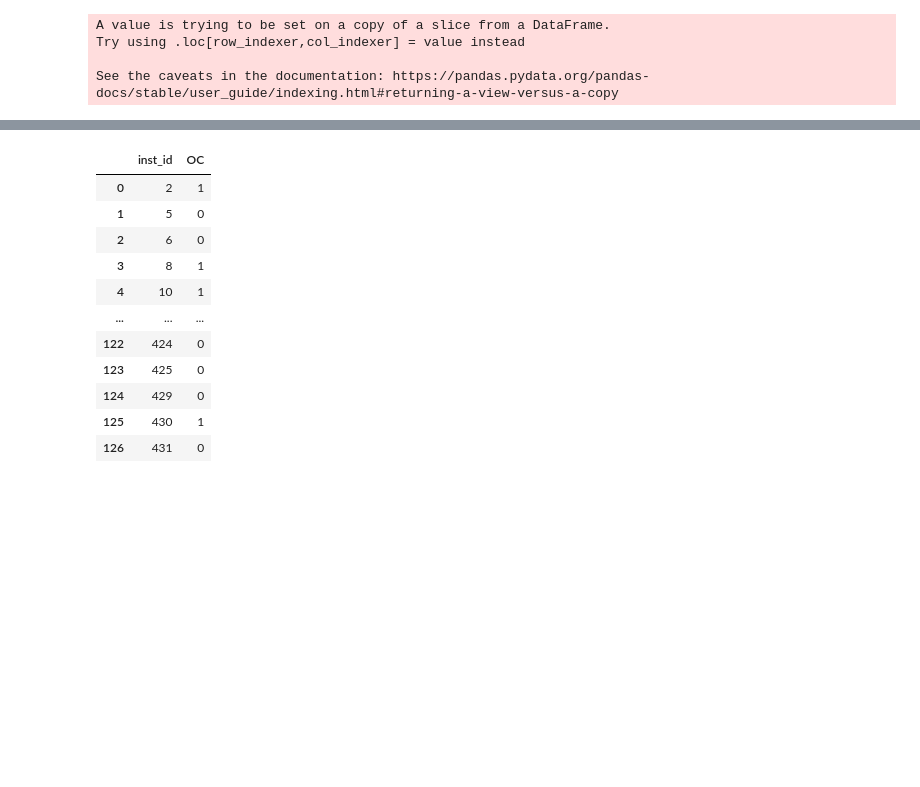
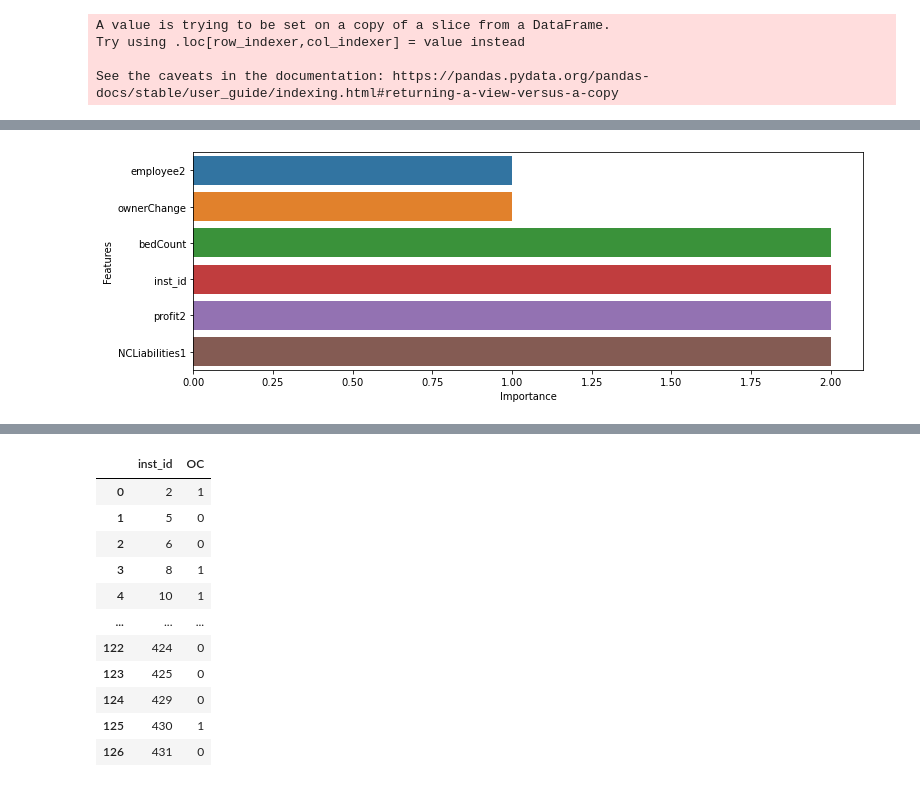
Before and after one commit to SwimmingHwang/hospital-opened-closed-classification, a Jupyter notebook: main.ipynb, the cells around one changed output, grey strips where cells are left out. Drawn from its saved outputs; the diff is of its cells as text; code cells hidden in the pictures; blank space fills up the shorter version.

```diff
--- a/main.ipynb
+++ b/main.ipynb
@@ -116,3 +441,23 @@ GBM_prod_prediction = GBM_prod.predict_proba(test_prod_X)[:,1]
 
 sub_GBM = pd.DataFrame({'inst_id' : sub_id , 'OC' : GBM_prod_prediction })
 sub_GBM = sub_GBM[['inst_id', 'OC']]
+# %%
+############################################################################
+############ XGBOOST - tuning
+############################################################################
+dtrain_prod = xgb.DMatrix(data = train_prod_X, label = train_prod_Y)
+dtest_prod = xgb.DMatrix(data = test_prod_X)
+
+#Custom error function for the XGB model
+threshold = 0.5
+def eval_error(preds, dtrain):
+    labels = dtrain.get_label()
+    preds = (preds > threshold ).astype('float')
+    return "accuracy", accuracy_score(labels, preds)
+
+
+param_tmp = {'max_depth' : [3, 4, 5, 6, 7, 8, 9, 10],
+         'eta': [0.05, 0.06, 0.07, 0.08, 0.09, 0.1]
+         }
+
+nrounds = 2
@@ -118,0 +521,27 @@ sub_GBM = sub_GBM[['inst_id', 'OC']]
+# %%
+np.random.seed(100)
+best_param = {'max_depth' : 3,
+         'eta': 0.08
+         }
+
+xgb_model_tune = xgb.train(best_param,
+                      dtrain_prod,
+                      num_boost_round = nrounds ,
+                      feval = eval_error,
+                      #maximize = True,
+                      #early_stopping_rounds = 10,
+                      )
+
+XGB_prediction = xgb_model_tune.predict(dtest_prod)
+
+sub_XGB_tune= pd.DataFrame({'inst_id' : sub_id , 'OC' : XGB_prediction })
+sub_XGB_tune= sub_XGB_tune[['inst_id', 'OC']]
+
+#PLotting the feature importance
+xgb_Imp = pd.DataFrame({'Features' : list(xgb_model_tune.get_score().keys()),
+                        'Importance' : list(xgb_model_tune.get_score().values())}).sort_values(['Importance'])
+plt.figure()
+sns.barplot(xgb_Imp.Importance, xgb_Imp.Features)
+plt.show()
+# %% [output]
+[figure, added]
```
Also changed, not shown: parts of 49 cells of this notebook, 5 other files.
